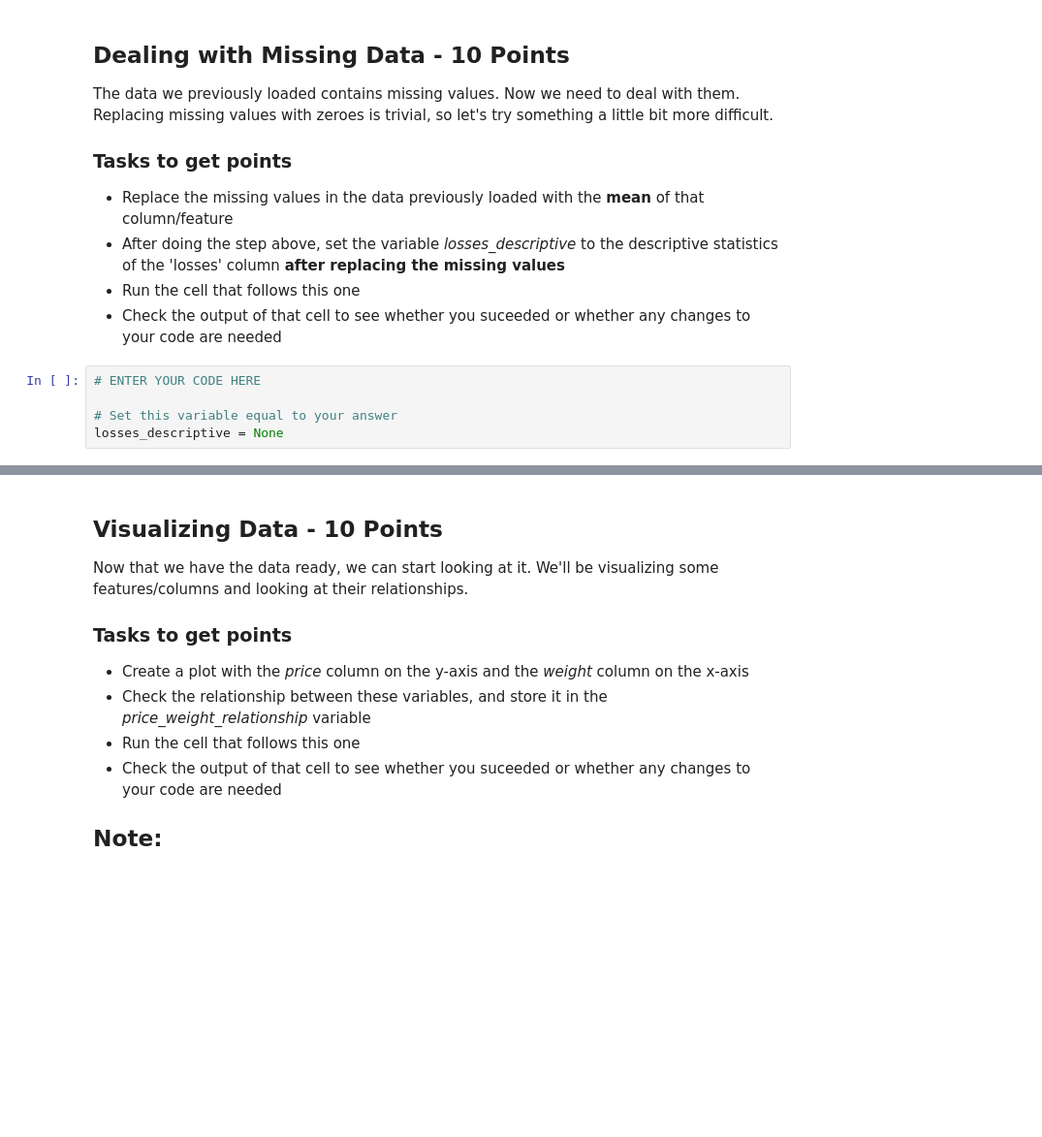
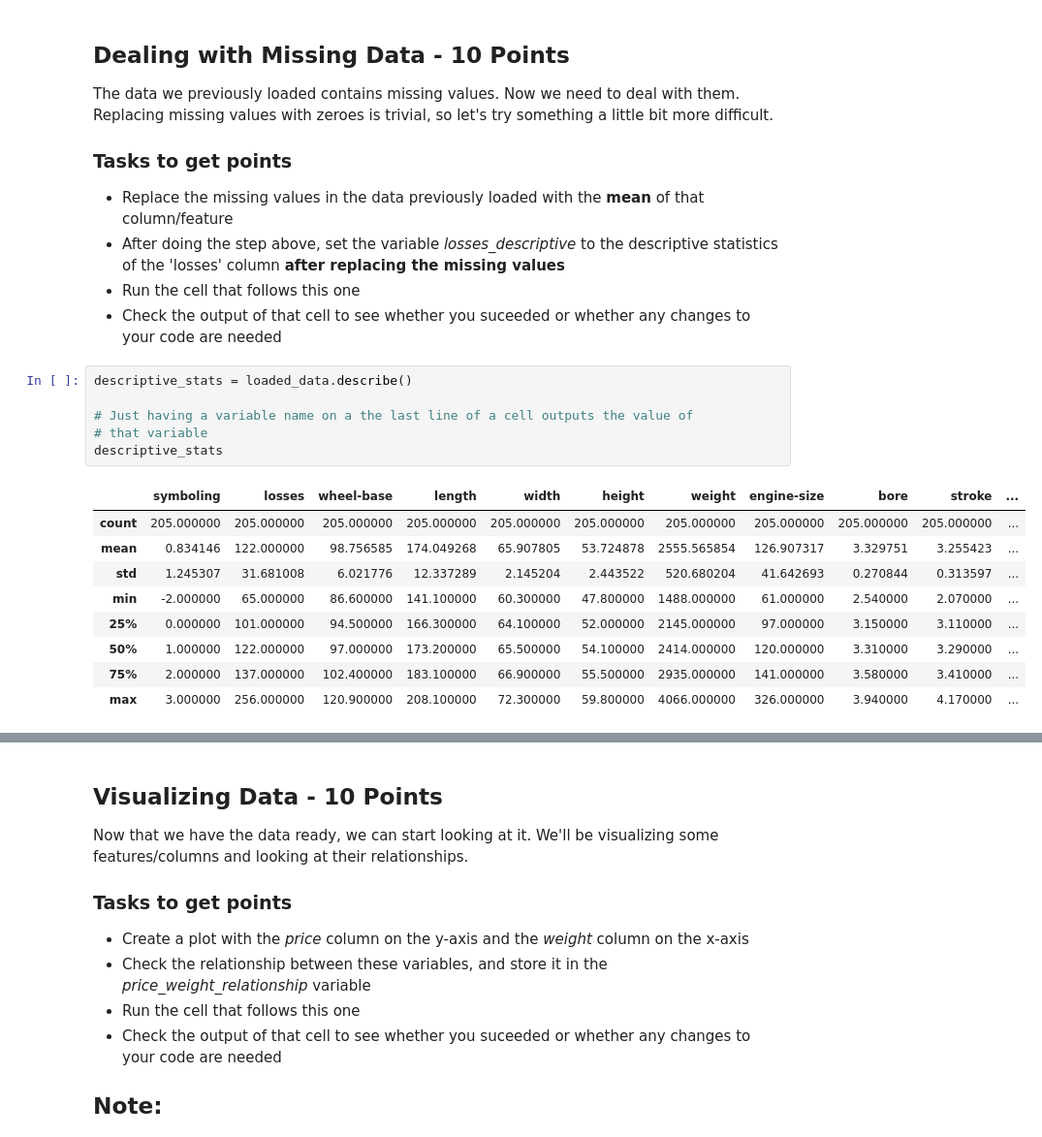
Before and after one commit to kiranrode/README.md, a Jupyter notebook: Copy_of_1_Data_Wrangling.ipynb, the cells around one changed output, grey strips where cells are left out. Shown: that part at 97% size. Cells and saved outputs as stored; diff of their text form; blank space fills up the shorter version.

```diff
--- a/Copy_of_1_Data_Wrangling.ipynb
+++ b/Copy_of_1_Data_Wrangling.ipynb
@@ -247,8 +272,19 @@ The data we previously loaded contains missing values. Now we need to deal with
 * After doing the step above, set the variable *losses_descriptive* to the descriptive statistics of the 'losses' column **after replacing the missing values**
 * Run the cell that follows this one
 * Check the output of that cell to see whether you suceeded or whether any changes to your code are needed
-# %%
-# ENTER YOUR CODE HERE
-
-# Set this variable equal to your answer
-losses_descriptive = None
+# %%
+descriptive_stats = loaded_data.describe()
+
+# Just having a variable name on a the last line of a cell outputs the value of
+# that variable
+descriptive_stats
+# %% [output]
+|  | symboling | losses | wheel-base | length | width | height | weight | engine-size | bore | stroke | ... |
+| count | 205.000000 | 205.000000 | 205.000000 | 205.000000 | 205.000000 | 205.000000 | 205.000000 | 205.000000 | 205.000000 | 205.000000 | ... |
+| mean | 0.834146 | 122.000000 | 98.756585 | 174.049268 | 65.907805 | 53.724878 | 2555.565854 | 126.907317 | 3.329751 | 3.255423 | ... |
+| std | 1.245307 | 31.681008 | 6.021776 | 12.337289 | 2.145204 | 2.443522 | 520.680204 | 41.642693 | 0.270844 | 0.313597 | ... |
+| min | -2.000000 | 65.000000 | 86.600000 | 141.100000 | 60.300000 | 47.800000 | 1488.000000 | 61.000000 | 2.540000 | 2.070000 | ... |
+| 25% | 0.000000 | 101.000000 | 94.500000 | 166.300000 | 64.100000 | 52.000000 | 2145.000000 | 97.000000 | 3.150000 | 3.110000 | ... |
+| 50% | 1.000000 | 122.000000 | 97.000000 | 173.200000 | 65.500000 | 54.100000 | 2414.000000 | 120.000000 | 3.310000 | 3.290000 | ... |
+| 75% | 2.000000 | 137.000000 | 102.400000 | 183.100000 | 66.900000 | 55.500000 | 2935.000000 | 141.000000 | 3.580000 | 3.410000 | ... |
+| max | 3.000000 | 256.000000 | 120.900000 | 208.100000 | 72.300000 | 59.800000 | 4066.000000 | 326.000000 | 3.940000 | 4.170000 | ... |
```
Also changed, not shown: parts of 11 cells of this notebook.
